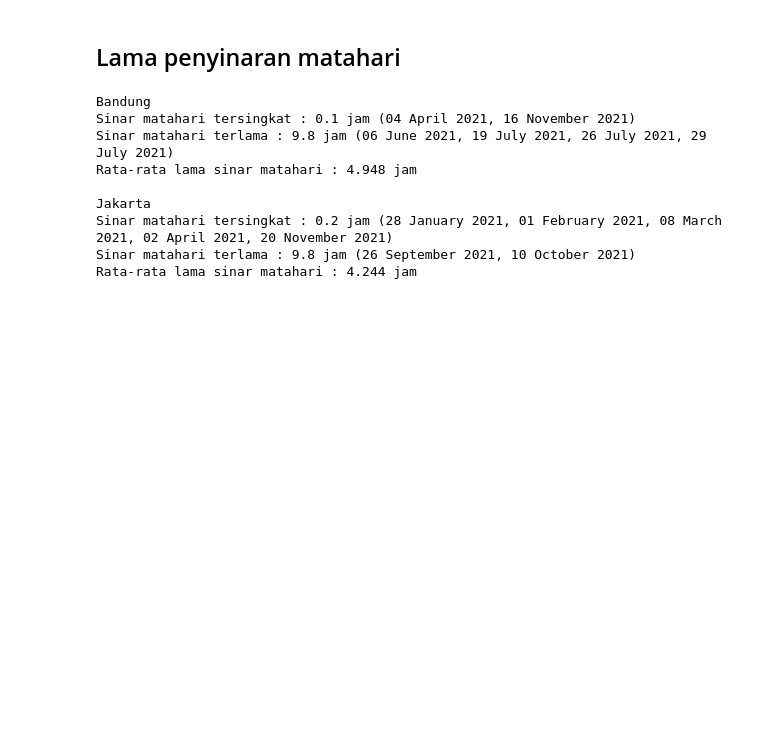
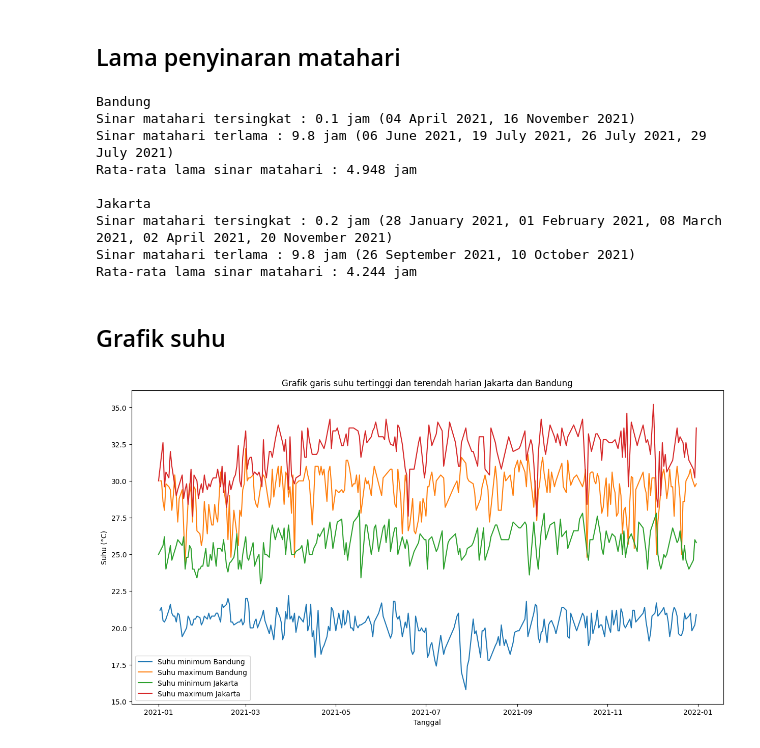
Before and after one commit to KaonWry/tubes-2-pengkom, a Jupyter notebook: main.ipynb, the cells around one changed output. Drawn from its saved outputs; the diff is of its cells as text; code cells hidden in the pictures; blank space fills up the shorter version.

Commit message:
grafik suhu

```diff
--- a/main.ipynb
+++ b/main.ipynb
@@ -130,3 +132,26 @@ Jakarta
 Sinar matahari tersingkat : 0.2 jam (28 January 2021, 01 February 2021, 08 March 2021, 02 April 2021, 20 November 2021)
 Sinar matahari terlama : 9.8 jam (26 September 2021, 10 October 2021)
 Rata-rata lama sinar matahari : 4.244 jam
+# %% [markdown]
+## Grafik suhu
+# %%
+plt.figure(figsize=(15, 8))
+plt.title("Grafik garis suhu tertinggi dan terendah harian Jakarta dan Bandung")
+# Bandung
+# Suhu terendah
+plt.plot(dfBandung.dropna()['Tanggal'], dfBandung.dropna()['Tn'])
+# Suhu tertinggi
+plt.plot(dfBandung.dropna()['Tanggal'], dfBandung.dropna()['Tx'])
+
+# Jakarta
+# Suhu terendah
+plt.plot(dfJakarta.dropna()['Tanggal'], dfJakarta.dropna()['Tn'])
+# Suhu tertinggi
+plt.plot(dfJakarta.dropna()['Tanggal'], dfJakarta.dropna()['Tx'])
+
+plt.xlabel('Tanggal')
+plt.ylabel('Suhu (\u00b0C)')
+plt.legend(['Suhu minimum Bandung', 'Suhu maximum Bandung', 'Suhu minimum Jakarta', 'Suhu maximum Jakarta'])
+plt.show()
+# %% [output]
+[figure, added]
```
Also changed, not shown: parts of 3 cells of this notebook.
